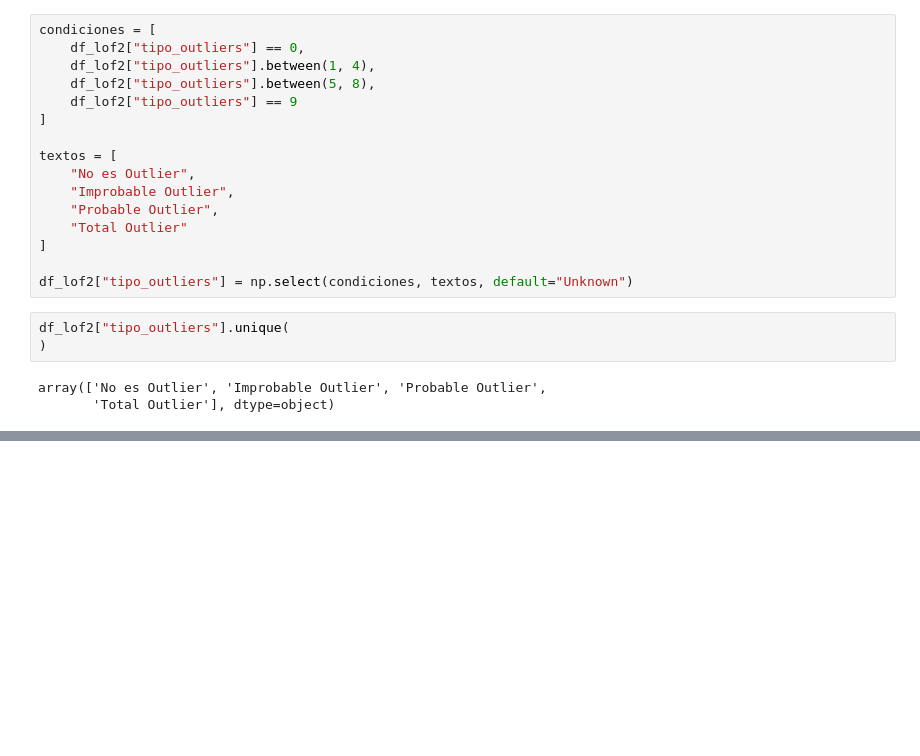
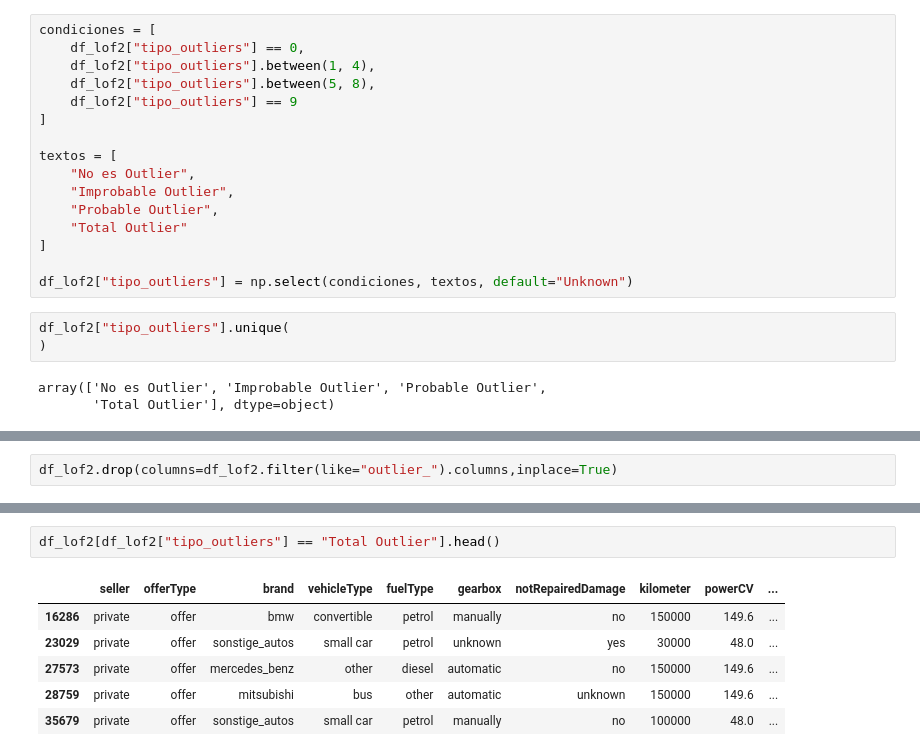
Before and after one commit to apelsito/laboratorio-modulo7-leccion03-gestion-outiers, a Jupyter notebook: laboratorio-modulo7-leccion03-gestion-outiers.ipynb, the cells around one changed output, grey strips where cells are left out. Saved outputs shown, nothing was run; the diff lists cells and outputs as text; blank space fills up the shorter version.

```diff
--- a/laboratorio-modulo7-leccion03-gestion-outiers.ipynb
+++ b/laboratorio-modulo7-leccion03-gestion-outiers.ipynb
@@ -240,0 +241,2 @@ array(['No es Outlier', 'Improbable Outlier', 'Probable Outlier',
+# %%
+df_lof2.drop(columns=df_lof2.filter(like="outlier_").columns,inplace=True)
@@ -240,0 +255,9 @@ array(['No es Outlier', 'Improbable Outlier', 'Probable Outlier',
+# %%
+df_lof2[df_lof2["tipo_outliers"] == "Total Outlier"].head()
+# %% [output]
+|  | seller | offerType | brand | vehicleType | fuelType | gearbox | notRepairedDamage | kilometer | powerCV | ... |
+| 16286 | private | offer | bmw | convertible | petrol | manually | no | 150000 | 149.6 | ... |
+| 23029 | private | offer | sonstige_autos | small car | petrol | unknown | yes | 30000 | 48.0 | ... |
+| 27573 | private | offer | mercedes_benz | other | diesel | automatic | no | 150000 | 149.6 | ... |
+| 28759 | private | offer | mitsubishi | bus | other | automatic | unknown | 150000 | 149.6 | ... |
+| 35679 | private | offer | sonstige_autos | small car | petrol | manually | no | 100000 | 48.0 | ... |
```
Also changed, not shown: parts of 18 cells of this notebook, 1 other file.
